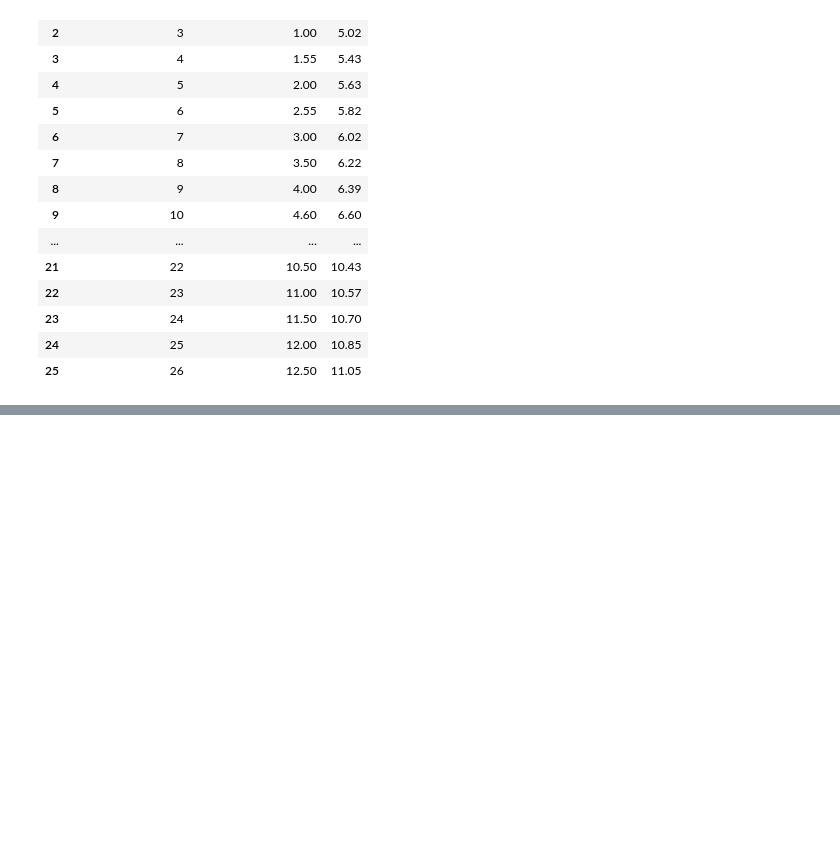
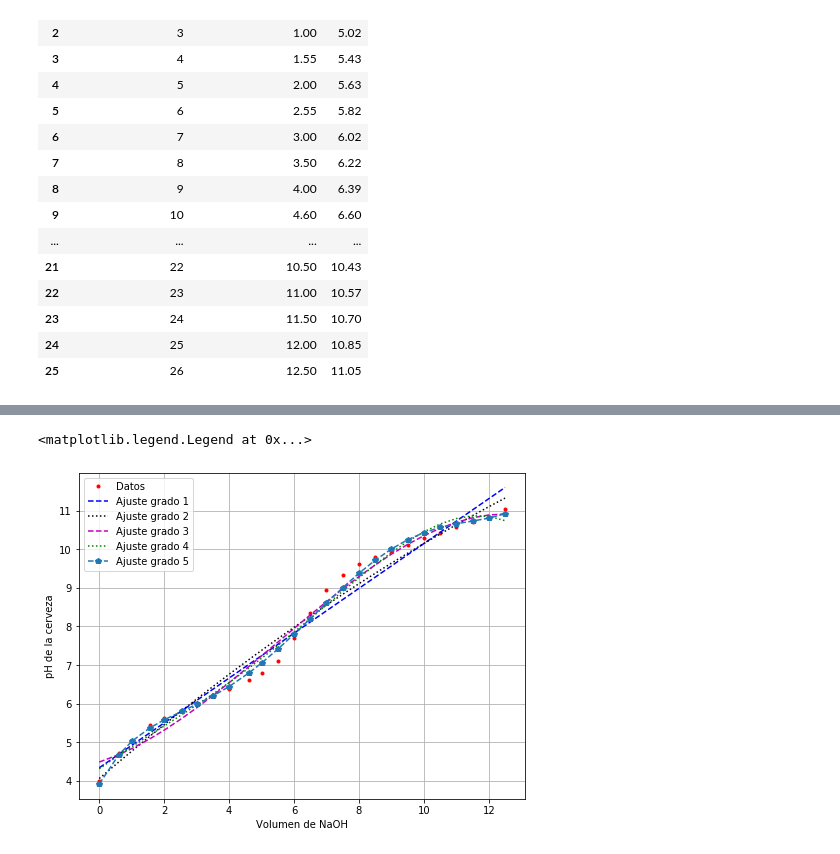
Before and after one commit to rafael-hergo/ProyectoFinal, a Jupyter notebook: ProyectoModulo1_PinedaB_MagañaJ_GomezR.ipynb, the cells around one changed output, grey strips where cells are left out. Saved outputs shown, nothing was run; the diff lists cells and outputs as text; code cells hidden in the pictures; blank space fills up the shorter version.

```diff
--- a/ProyectoModulo1_PinedaB_MagañaJ_GomezR.ipynb
+++ b/ProyectoModulo1_PinedaB_MagañaJ_GomezR.ipynb
@@ -189,0 +213,15 @@ r1.fun,r2.fun,r3.fun,r4.fun,r5.fun
+# %%
+plt.figure(figsize=(8,6))
+plt.plot(x,y,'or',ms=3,label='Datos')
+plt.plot(x,f(r1.x,x,1),'--b',label='Ajuste grado 1')
+plt.plot(x,f(r2.x,x,2),':k',label='Ajuste grado 2')
+plt.plot(x,f(r3.x,x,3),'--m',label='Ajuste grado 3')
+plt.plot(x,f(r4.x,x,4),':g',label='Ajuste grado 4')
+plt.plot(x,f(r5.x,x,5),'--p',label='Ajuste grado 5')
+plt.grid()
+plt.xlabel('Volumen de NaOH')
+plt.ylabel('pH de la cerveza')
+plt.legend(loc='best')
+# %% [output]
+<matplotlib.legend.Legend at 0x...>
+[figure, added]
```
Also changed, not shown: parts of 24 cells of this notebook, 1 other file.
